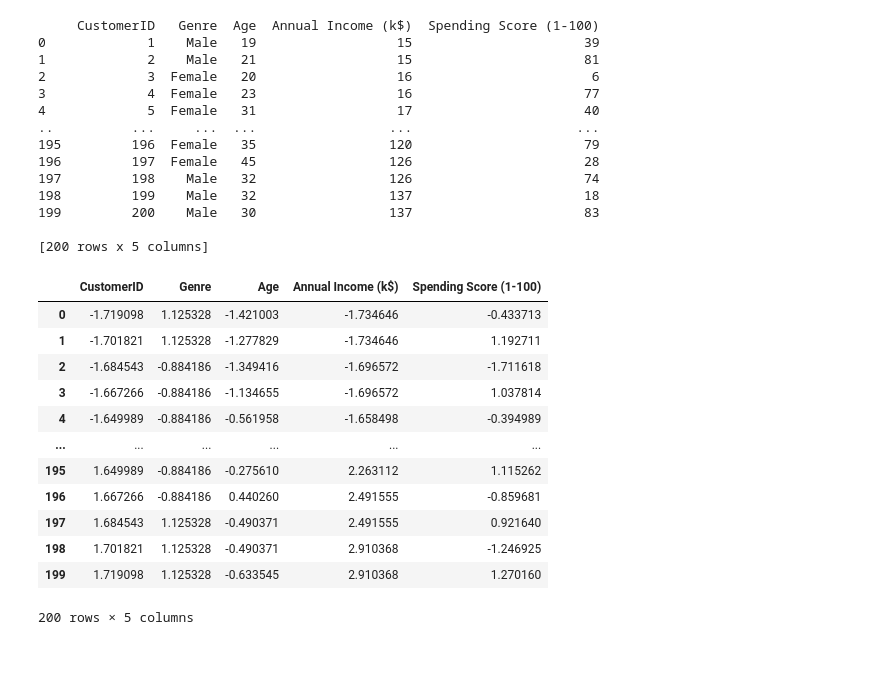
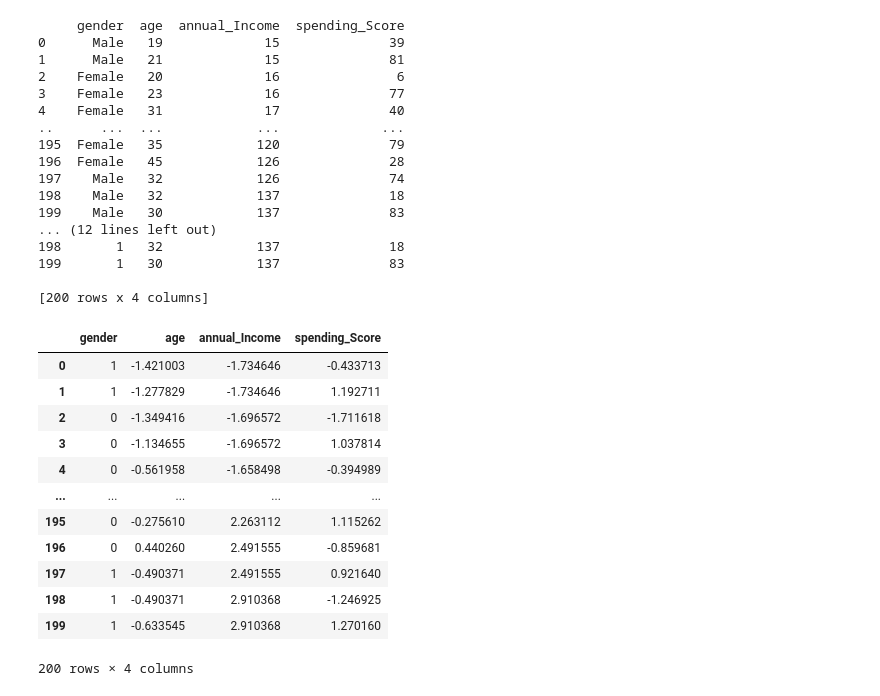
Before and after one commit to sadegh15khedry/ML-Algorithms-From-Scratch, a Jupyter notebook: K-Means-Clustering/notebooks/data_preprocessing.ipynb, the cells around one changed output. Cells and saved outputs as stored; diff of their text form; code cells hidden in the pictures; blank space fills up the shorter version.

Commit message:
prepared the data for k-means

```diff
--- a/K-Means-Clustering/notebooks/data_preprocessing.ipynb
+++ b/K-Means-Clustering/notebooks/data_preprocessing.ipynb
@@ -6,8 +6,8 @@ from utils import load_dataset, save_datest
 from data_prepocessing import categorical_encode, normalize_data
 # %%
 # Initializing variables
-load_path = '../datasets/mall_customers.csv'
-save_path = '../datasets/processed_mall_customers.csv'
+load_path = '../datasets/raw/mall_customers.csv'
+save_path = '../datasets/ready/processed_mall_customers.csv'
 normaliztion_method = 'z_score'
 # %%
 #Loading the dataset
@@ -30,6 +30,6 @@ print(df)
 [200 rows x 5 columns]
 # %%
 #selecting proper column
-df = df[["CustomerID", "Genre", "Age", "Annual Income (k$)", "Spending Score (1-100)"]]
+df = df[['gender','age','annual_Income','spending_Score']]
 print(df)
 # %% [output]
@@ -87,39 +87,45 @@ print(df)
 # %%
 #Categorical Encoding
 print(df)
-columns = ['Genre']
-processed_df = categorical_encode(df, columns)
+columns = ['gender']
+df = categorical_encode(df, columns) # Male => 1 and Female => 0
+print(df)
 # %% [output]
-     CustomerID   Genre  Age  Annual Income (k$)  Spending Score (1-100)
-0             1    Male   19                  15                      39
-1             2    Male   21                  15                      81
-2             3  Female   20                  16                       6
-3             4  Female   23                  16                      77
-4             5  Female   31                  17                      40
-..          ...     ...  ...                 ...                     ...
-195         196  Female   35                 120                      79
-196         197  Female   45                 126                      28
-197         198    Male   32                 126                      74
-198         199    Male   32                 137                      18
-199         200    Male   30                 137                      83
+     gender  age  annual_Income  spending_Score
+0      Male   19             15              39
+1      Male   21             15              81
+2    Female   20             16               6
+3    Female   23             16              77
+4    Female   31             17              40
+..      ...  ...            ...             ...
+195  Female   35            120              79
+196  Female   45            126              28
+197    Male   32            126              74
+198    Male   32            137              18
+199    Male   30            137              83
+... (12 lines left out)
+198       1   32            137              18
+199       1   30            137              83
 
-[200 rows x 5 columns]
+[200 rows x 4 columns]
 # %%
 # Normalizing the dataset
-normalize_data(df, normaliztion_method)
+normalization_columns = ['age','annual_Income','spending_Score']
+
+normalize_data(df, normaliztion_method, normalization_columns)
 # %% [output]
-|  | CustomerID | Genre | Age | Annual Income (k$) | Spending Score (1-100) |
-| 0 | -1.719098 | 1.125328 | -1.421003 | -1.734646 | -0.433713 |
-| 1 | -1.701821 | 1.125328 | -1.277829 | -1.734646 | 1.192711 |
-| 2 | -1.684543 | -0.884186 | -1.349416 | -1.696572 | -1.711618 |
-| 3 | -1.667266 | -0.884186 | -1.134655 | -1.696572 | 1.037814 |
-| 4 | -1.649989 | -0.884186 | -0.561958 | -1.658498 | -0.394989 |
-| ... | ... | ... | ... | ... | ... |
-| 195 | 1.649989 | -0.884186 | -0.275610 | 2.263112 | 1.115262 |
-| 196 | 1.667266 | -0.884186 | 0.440260 | 2.491555 | -0.859681 |
-| 197 | 1.684543 | 1.125328 | -0.490371 | 2.491555 | 0.921640 |
-| 198 | 1.701821 | 1.125328 | -0.490371 | 2.910368 | -1.246925 |
-| 199 | 1.719098 | 1.125328 | -0.633545 | 2.910368 | 1.270160 |
+|  | gender | age | annual_Income | spending_Score |
+| 0 | 1 | -1.421003 | -1.734646 | -0.433713 |
+| 1 | 1 | -1.277829 | -1.734646 | 1.192711 |
+| 2 | 0 | -1.349416 | -1.696572 | -1.711618 |
+| 3 | 0 | -1.134655 | -1.696572 | 1.037814 |
+| 4 | 0 | -0.561958 | -1.658498 | -0.394989 |
+| ... | ... | ... | ... | ... |
+| 195 | 0 | -0.275610 | 2.263112 | 1.115262 |
+| 196 | 0 | 0.440260 | 2.491555 | -0.859681 |
+| 197 | 1 | -0.490371 | 2.491555 | 0.921640 |
+| 198 | 1 | -0.490371 | 2.910368 | -1.246925 |
+| 199 | 1 | -0.633545 | 2.910368 | 1.270160 |
-200 rows × 5 columns
+200 rows × 4 columns
 # %%
 #saving the processed dataset
```
Also changed, not shown: parts of 5 cells of this notebook, 4 other files.
